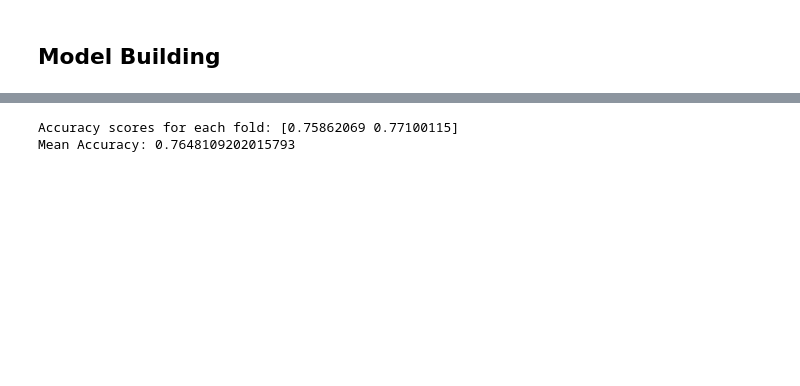
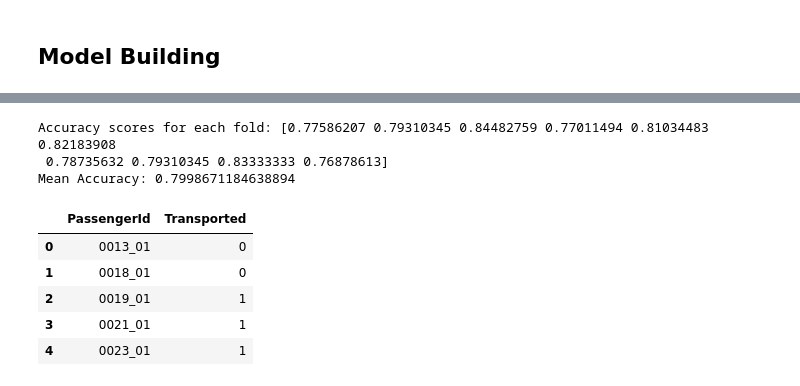
Before and after one commit to niquizzer/Spaceship-Titanic-Exploratory-Data-Analysi, a Jupyter notebook: spaceship-v2.ipynb, the cells around one changed output, grey strips where cells are left out. Cells and saved outputs as stored; diff of their text form; code cells hidden in the pictures; blank space fills up the shorter version.

Commit message:
submission

```diff
--- a/spaceship-v2.ipynb
+++ b/spaceship-v2.ipynb
@@ -258,15 +217,14 @@ memory usage: 1.2 MB
 # %% [markdown]
 ## Model Building
 # %%
-
 from sklearn.model_selection import train_test_split
 from xgboost import XGBClassifier
 
 # split data
-X_train, X_test, y_train, y_test = train_test_split(standard_df, y, test_size=.2)
+X_train, X_test, y_train, y_test = train_test_split(X, y, test_size=.2)
 
 # create model instance
-bst = XGBClassifier(n_estimators=2, max_depth=2, learning_rate=1, objective='binary:logistic')
+bst = XGBClassifier()
 
 # fit model
 bst.fit(X_train, y_train)
@@ -276,11 +246,35 @@ preds = bst.predict(X_test)
 # %%
 # KFold
-kf = KFold(n_splits=2, shuffle=True, random_state=42)
+kf = KFold(n_splits=10, shuffle=True, random_state=42)
 
 scores = cross_val_score(bst, X_test, y_test, cv=kf, scoring='accuracy')
 
 print("Accuracy scores for each fold:", scores)
 print("Mean Accuracy:", np.mean(scores))
 # %% [output]
-Accuracy scores for each fold: [0.75862069 0.77100115]
-Mean Accuracy: 0.7648109202015793
+Accuracy scores for each fold: [0.77586207 0.79310345 0.84482759 0.77011494 0.81034483 0.82183908
+ 0.78735632 0.79310345 0.83333333 0.76878613]
+Mean Accuracy: 0.7998671184638894
+# %%
+# submission
+
+standard_test = scaler.fit_transform(test)
+X_test = pd.DataFrame(standard_test, columns=test.columns)
+
+X_preds = bst.predict(X_test)
+
+submission = pd.DataFrame({
+    'PassengerId': df_test['PassengerId'],
+    'Transported': X_preds
+})
+
+submission.to_csv('out.csv', index=False)
+
+submission.head()
+# %% [output]
+|  | PassengerId | Transported |
+| 0 | 0013_01 | 0 |
+| 1 | 0018_01 | 0 |
+| 2 | 0019_01 | 1 |
+| 3 | 0021_01 | 1 |
+| 4 | 0023_01 | 1 |
```
Also changed, not shown: parts of 21 cells of this notebook.
